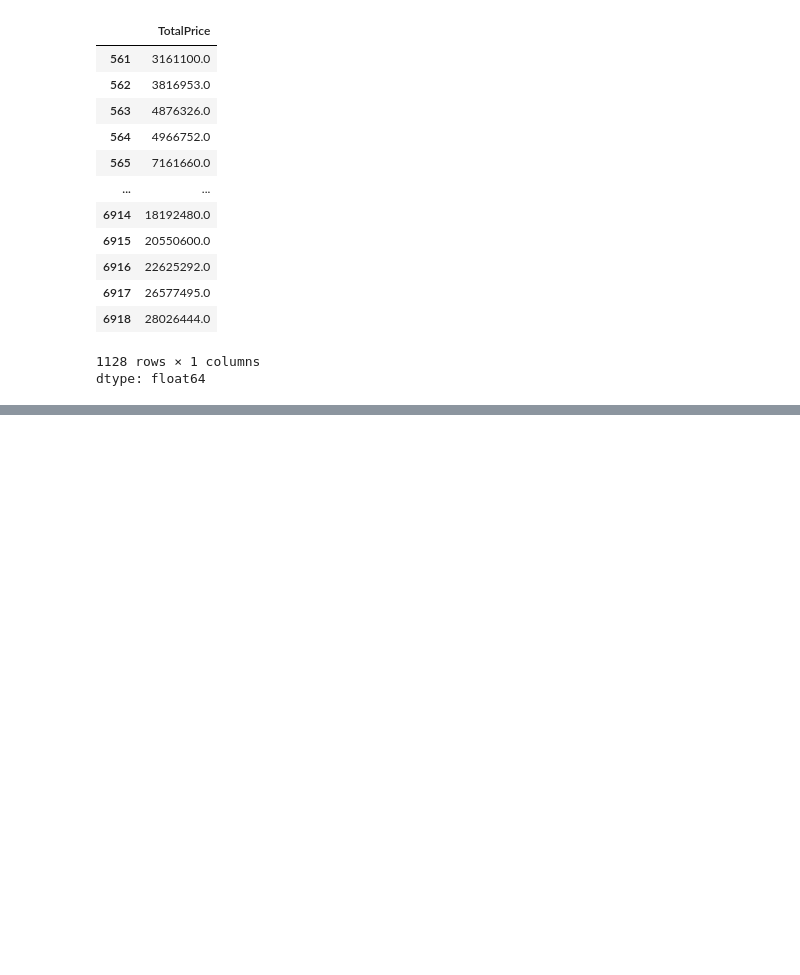
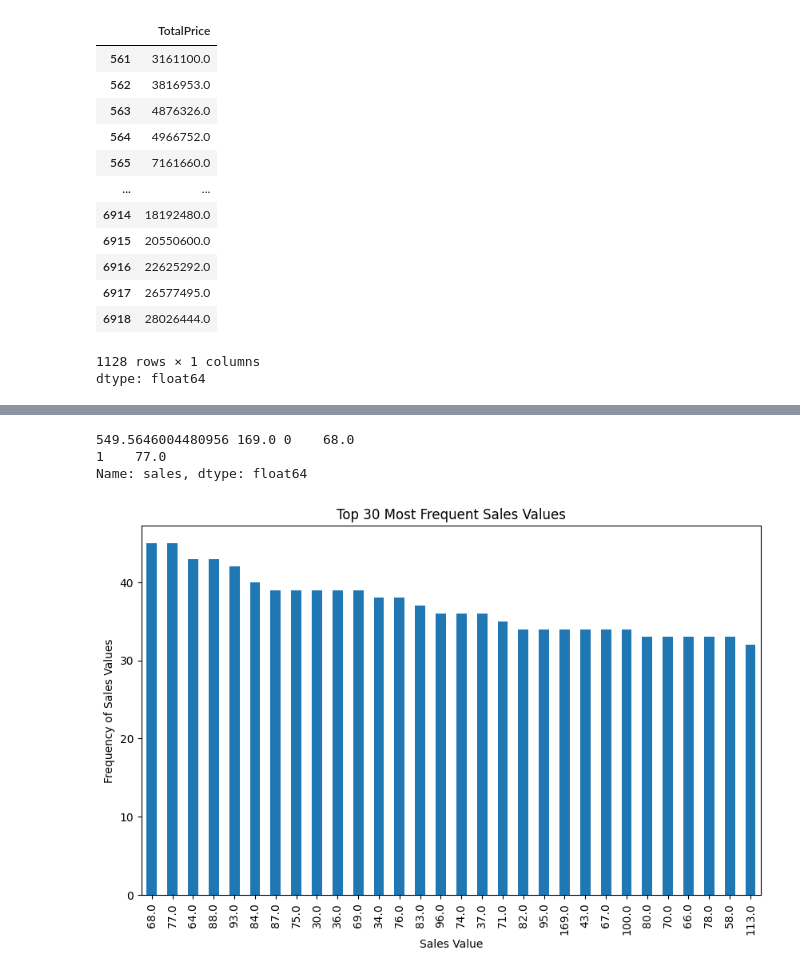
Before and after one commit to Abiramibeeyou/Exploratory-Data-Analysis, a Jupyter notebook: module2.ipynb, the cells around one changed output, grey strips where cells are left out. Cells and saved outputs as stored; diff of their text form; code cells hidden in the pictures; blank space fills up the shorter version.

```diff
--- a/module2.ipynb
+++ b/module2.ipynb
@@ -839,0 +903,6 @@ dtype: float64
+# %%
+
+#2. Load the dataset and Display First and Last 3 rows of the dataset
+dtf=pd.read_csv("https://raw.githubusercontent.com/salemprakash/EDA/main/Data/txhousing.csv")
+print(dtf.head(3))
+print(dtf.tail(3))
@@ -839,0 +1008,22 @@ dtype: float64
+# %%
+#6. compute the measure of central tendency of the height column.
+#Descriptive Statistics
+#Calculate mean, median and mode of dat set height
+
+mean = dtf["sales"].mean()
+median =dtf["sales"].median()
+mode = dtf["sales"].mode()
+print(mean , median, mode)
+# %% [output]
+549.5646004480956 169.0 0    68.0
+1    77.0
+Name: sales, dtype: float64
+# %%
+#7. First 30 largest values and draw a bar chart
+dtf.sales.value_counts().nlargest(30).plot(kind='bar', figsize=(10,6))
+plt.xlabel("Sales Value")
+plt.ylabel("Frequency of Sales Values")
+plt.title("Top 30 Most Frequent Sales Values")
+plt.show()
+# %% [output]
+[figure, added]
```
Also changed, not shown: parts of 33 cells of this notebook.
